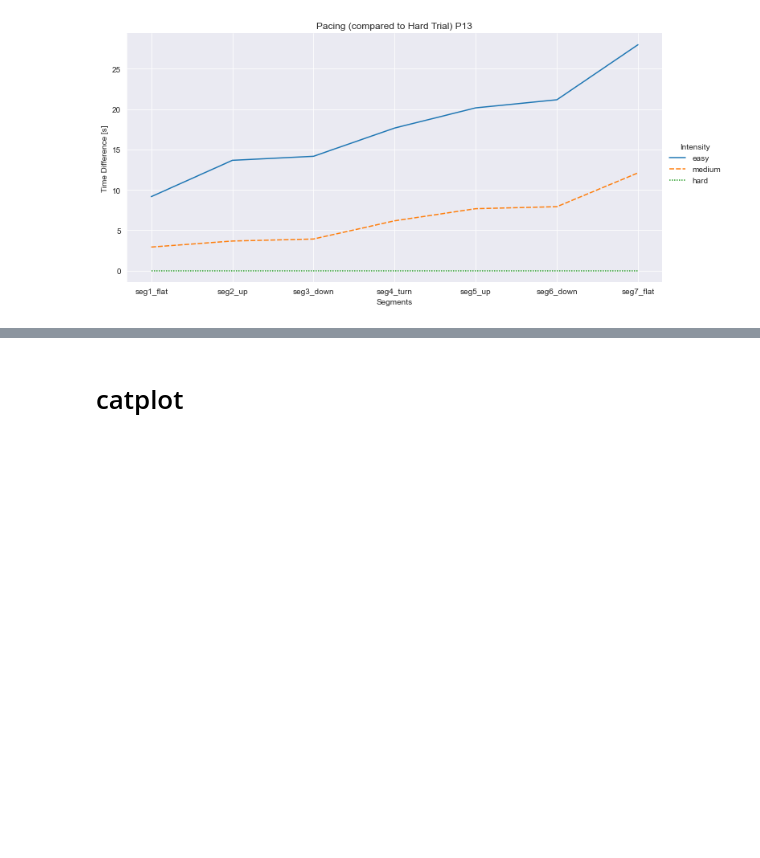
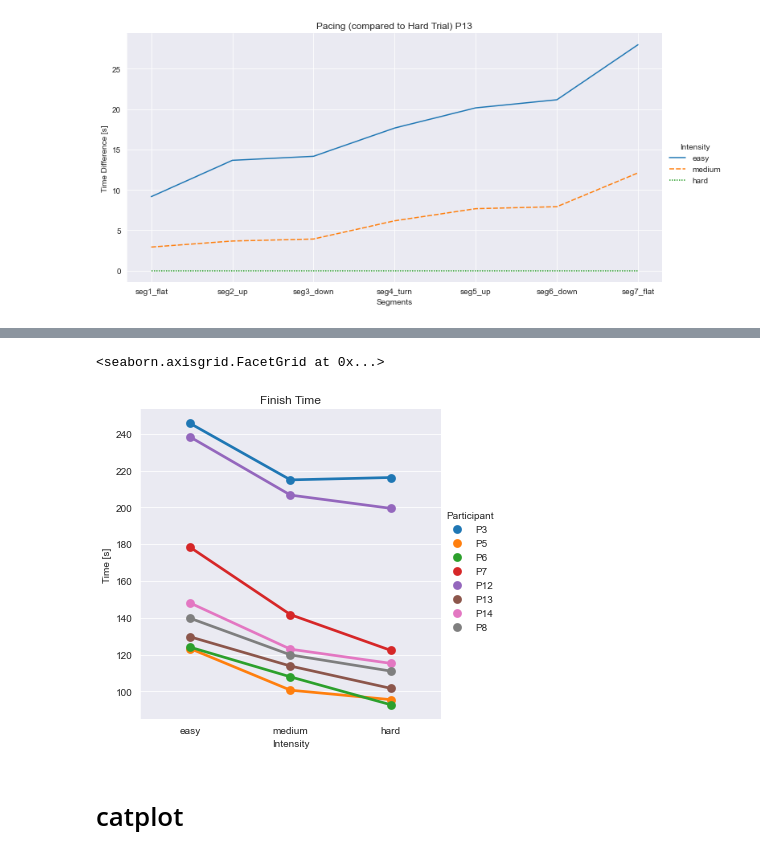
Before and after one commit to luceskywalker/xski, a Jupyter notebook: code/jupyter_lucas/splits_pacing.ipynb, the cells around one changed output, grey strips where cells are left out. Drawn from its saved outputs; the diff is of its cells as text; code cells hidden in the pictures; blank space fills up the shorter version.

```diff
--- a/code/jupyter_lucas/splits_pacing.ipynb
+++ b/code/jupyter_lucas/splits_pacing.ipynb
@@ -129,0 +155,3 @@ for p in splits.columns.get_level_values(0).unique():
+# %%
+p14 = pd.DataFrame(np.array([['P14', 'easy', ex],['P14', 'medium', mx],['P14', 'hard', hx]]), columns=['Participant', 'Intensity', 'finish_time'])
+p14
@@ -129,0 +163,16 @@ for p in splits.columns.get_level_values(0).unique():
+# %%
+d = pd.DataFrame(seg_time.loc['finish_time'])
+d=d.reset_index()
+d = pd.concat([d,p14,p8], axis=0)
+#d.sort_values(by='Intensity')
+# %%
+d['finish_time'] = pd.to_numeric(d['finish_time'])
+# %%
+#d = pd.DataFrame(seg_time.loc['finish_time'])
+#d=d.reset_index()
+a=d[d['Intensity']=='easy']
+b=d[d['Intensity']=='medium']
+c=d[d['Intensity']=='hard']
+d=pd.concat([a,b,c], axis=0)
+d['finish_time'] = pd.to_numeric(d['finish_time'])
+d
@@ -130,3 +197,12 @@ for p in splits.columns.get_level_values(0).unique():
+# %%
+sns.catplot(data=d, x='Intensity',  y='finish_time', hue='Participant', aspect=1, kind = 'point').set(
+ylabel = 'Time [s]',
+title = 'Finish Time',
+#ylim = [75,275]
+)
+# %% [output]
+<seaborn.axisgrid.FacetGrid at 0x...>
+[figure, added]
 # %% [markdown]
 # catplot
 # %%
```
Also changed, not shown: parts of 10 cells of this notebook, 30 other files.
